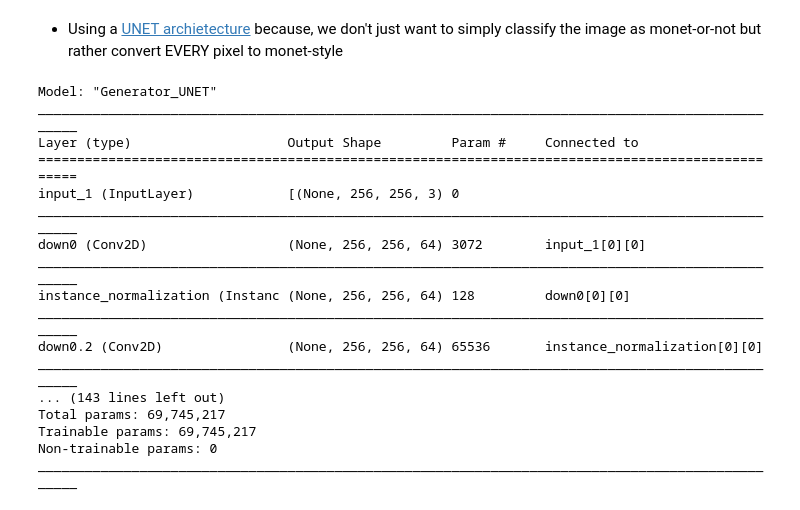
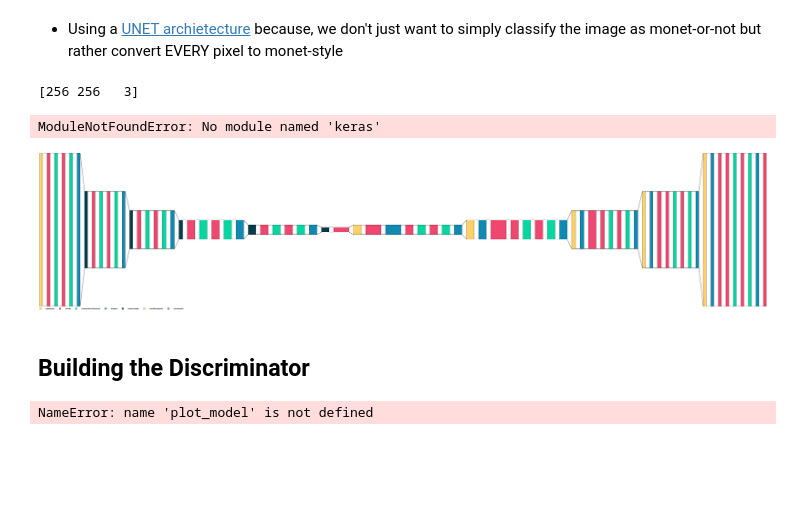
Before and after one commit to rohitashwachaks/painting_generator, a Jupyter notebook: train.ipynb, the cells around one changed output. Cells and saved outputs as stored; diff of their text form; code cells hidden in the pictures; blank space fills up the shorter version.

```diff
--- a/train.ipynb
+++ b/train.ipynb
@@ -117,3 +136,6 @@ plt.imshow(n_arr)
 (256, 256, 3)
 <matplotlib.image.AxesImage at 0x...>
 [figure]
+# %%
+IMG_SHAPE = np.array(n_arr.shape)
+IMG_SHAPE
@@ -163,10 +172,11 @@ def layer(input_layer, filters, kernel_size=(4,4),activation="relu",
 # %%
-def create_model(img_shape, name):
+def generator_model(name):
     gamma_init = keras.initializers.RandomNormal(mean=0.0, stddev=0.02)
     kernel_initializer=tf.random_normal_initializer(0., 0.02)
 
     # Downsample
-    inp = Input(shape=img_shape)
+    print(IMG_SHAPE)
+    inp = Input(shape=IMG_SHAPE)
     down0 = layer(inp,64,name='down0')
     _ = MaxPooling2D((2,2))(down0)
     down1 = layer(_,128,name='down1')
@@ -215,24 +225,18 @@ def create_model(img_shape, name):
 
     return model
 
-generator_mod = create_model(n_arr.shape, name = 'Generator_UNET')
-
-generator_mod.summary()
+generator_mod = generator_model(name = 'Generator_UNET');
 # %% [output]
-Model: "Generator_UNET"
-__________________________________________________________________________________________________
-Layer (type)                    Output Shape         Param #     Connected to
-==================================================================================================
-input_1 (InputLayer)            [(None, 256, 256, 3) 0
-__________________________________________________________________________________________________
-down0 (Conv2D)                  (None, 256, 256, 64) 3072        input_1[0][0]
-__________________________________________________________________________________________________
-instance_normalization (Instanc (None, 256, 256, 64) 128         down0[0][0]
-__________________________________________________________________________________________________
-down0.2 (Conv2D)                (None, 256, 256, 64) 65536       instance_normalization[0][0]
-__________________________________________________________________________________________________
-... (143 lines left out)
-Total params: 69,745,217
-Trainable params: 69,745,217
-Non-trainable params: 0
-__________________________________________________________________________________________________
+[256 256   3]
+# %%
+from keras.utils.vis_utils import plot_model
+plot_model(generator_mod, show_shapes=True, to_file='generator_mod.png', show_layer_names=True);
+# %% [output]
+ModuleNotFoundError: No module named 'keras'
+# %%
+import visualkeras
+visualkeras.layered_view(generator_mod, legend=True, draw_volume=False,spacing=30)
+# %% [output]
+[figure, added]
+# %% [markdown]
+## Building the Discriminator
@@ -238,0 +274,4 @@ ________________________________________________________________________________
+# %%
+plot_model(discriminator_mod, show_shapes=True, to_file='discriminator_mod.png', show_layer_names=True);
+# %% [output]
+NameError: name 'plot_model' is not defined
```
Also changed, not shown: parts of 19 cells of this notebook.
